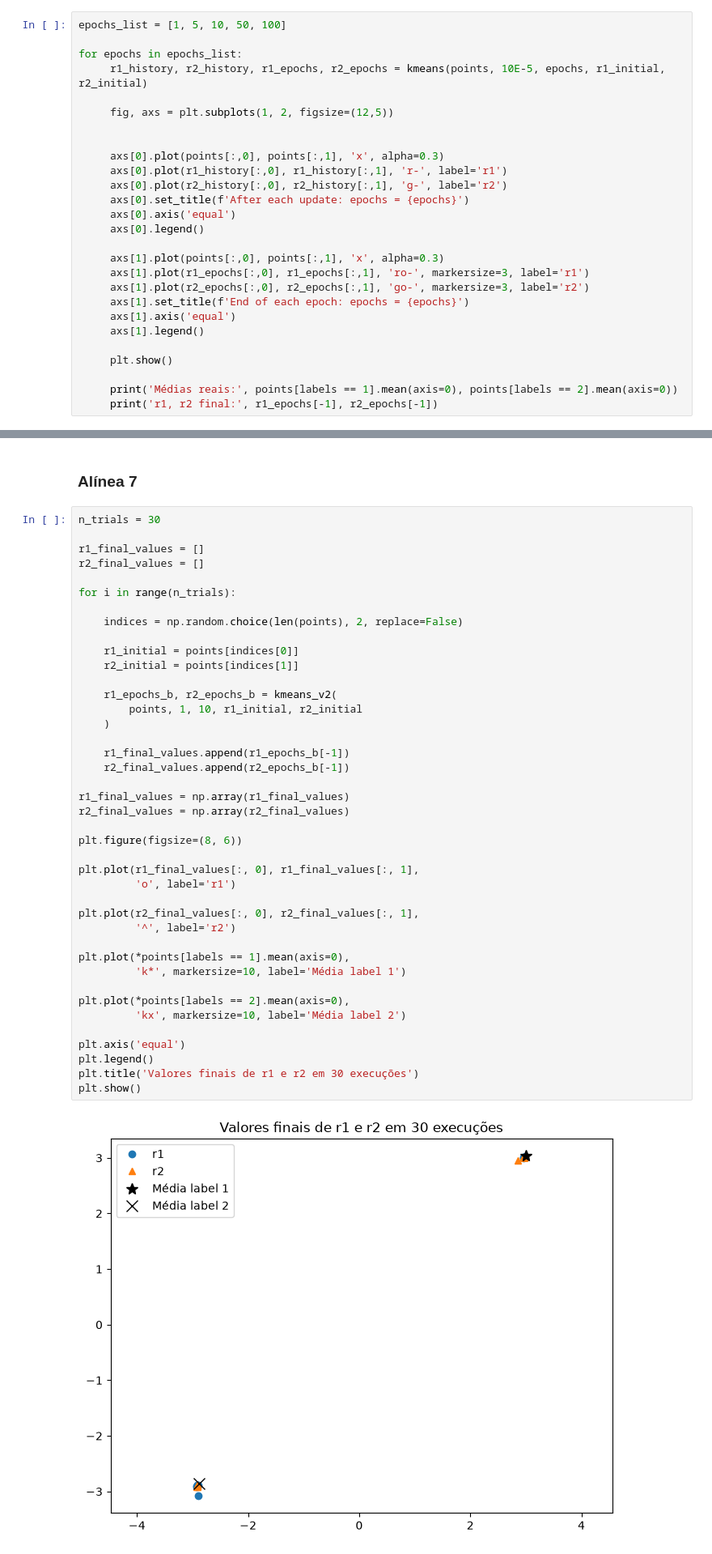
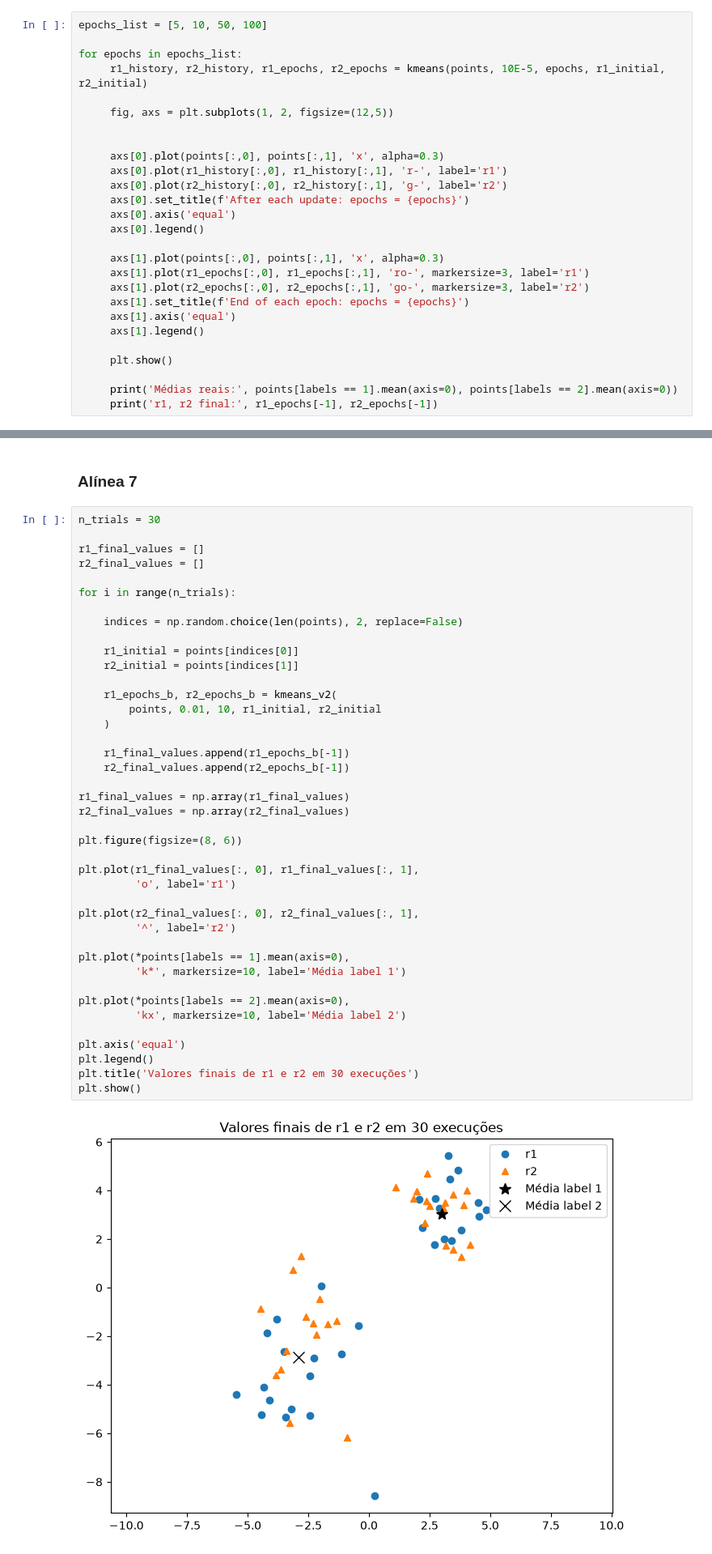
Before and after one commit to Lopes2711/IAA, a Jupyter notebook: un_learning/un_learning.ipynb, the cells around one changed output, grey strips where cells are left out. Shown at 81% size. Saved outputs shown, nothing was run; the diff lists cells and outputs as text.

```diff
--- a/un_learning/un_learning.ipynb
+++ b/un_learning/un_learning.ipynb
@@ -169,7 +169,7 @@ As médias reais dos dois grupos são nomeadamente (3.00, 3.04) e (-2.89, -2.86)
 # %% [markdown]
 ### K-Means com diferentes epochs - alínea 2 e 3
 # %%
-epochs_list = [1, 5, 10, 50, 100]
+epochs_list = [5, 10, 50, 100]
 
 for epochs in epochs_list:
      r1_history, r2_history, r1_epochs, r2_epochs = kmeans(points, 10E-5, epochs, r1_initial, r2_initial)
@@ -383,34 +380,34 @@ for i in range(n_trials):
     r2_initial = points[indices[1]]
 
     r1_epochs_b, r2_epochs_b = kmeans_v2(
-        points, 1, 10, r1_initial, r2_initial
+        points, 0.01, 10, r1_initial, r2_initial
     )
 
     r1_final_values.append(r1_epochs_b[-1])
     r2_final_values.append(r2_epochs_b[-1])
 
 r1_final_values = np.array(r1_final_values)
 r2_final_values = np.array(r2_final_values)
 
 plt.figure(figsize=(8, 6))
 
 plt.plot(r1_final_values[:, 0], r1_final_values[:, 1],
          'o', label='r1')
 
 plt.plot(r2_final_values[:, 0], r2_final_values[:, 1],
          '^', label='r2')
 
 plt.plot(*points[labels == 1].mean(axis=0),
          'k*', markersize=10, label='Média label 1')
 
 plt.plot(*points[labels == 2].mean(axis=0),
          'kx', markersize=10, label='Média label 2')
 
 plt.axis('equal')
 plt.legend()
 plt.title('Valores finais de r1 e r2 em 30 execuções')
 plt.show()
 # %% [output]
-[figure, old version]
+[figure, new version]
 # %% [markdown]
 **Observações:**
```
Also changed, not shown: parts of 5 cells of this notebook.
